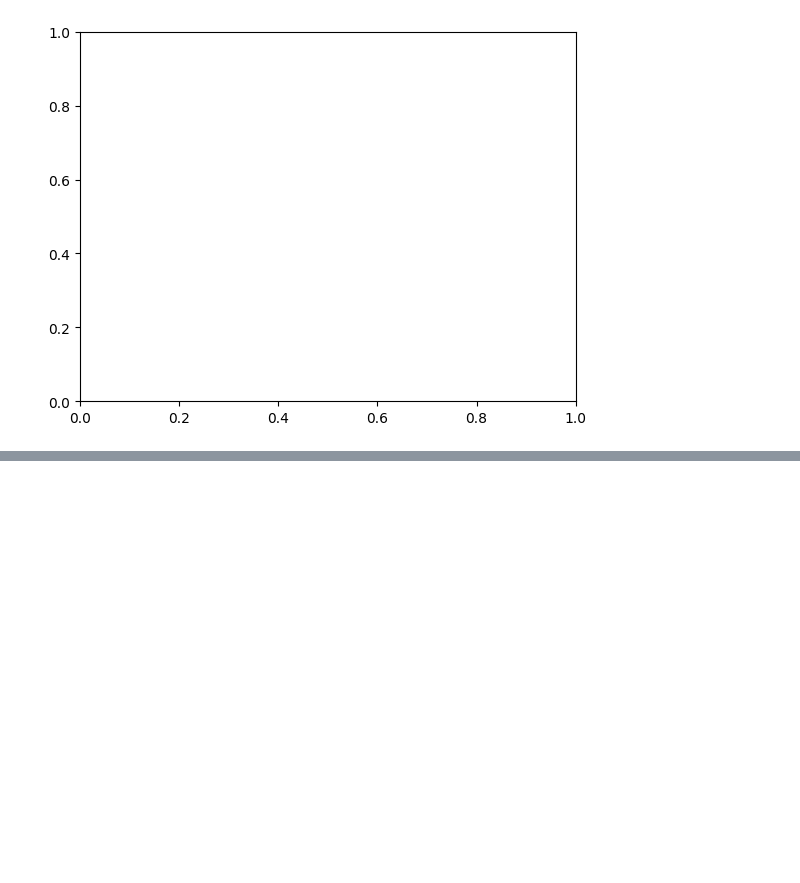
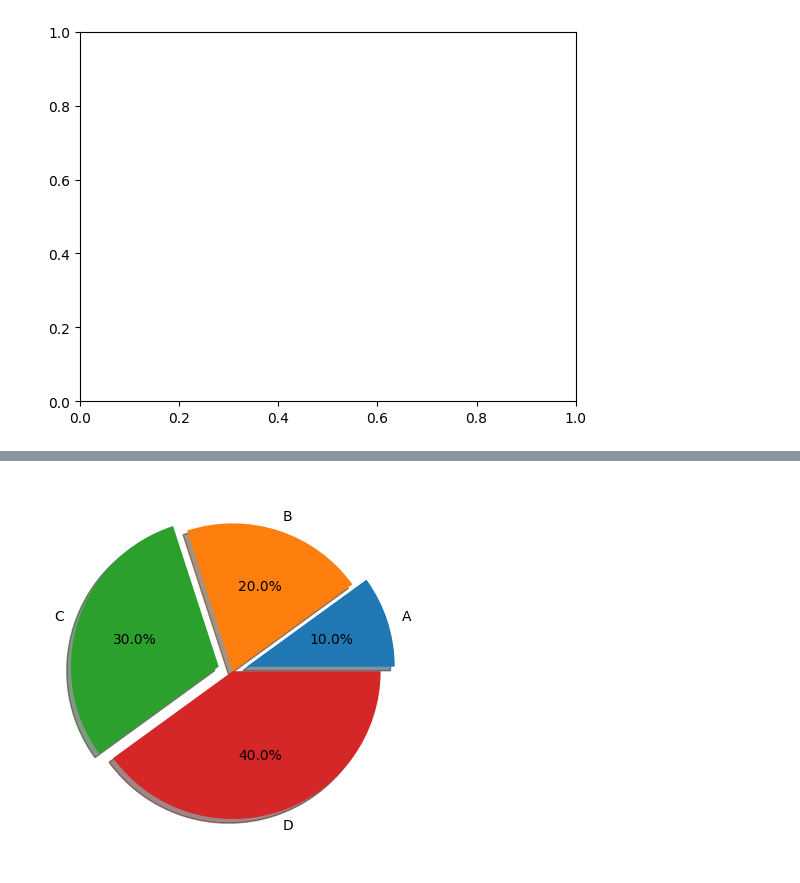
Before and after one commit to Itx-Psycho0/MY-Skills, a Jupyter notebook: SCRIPTING_LANGUAGES/Python/day19.ipynb, the cells around one changed output, grey strips where cells are left out. Saved outputs shown, nothing was run; the diff lists cells and outputs as text; code cells hidden in the pictures; blank space fills up the shorter version.

```diff
--- a/SCRIPTING_LANGUAGES/Python/day19.ipynb
+++ b/SCRIPTING_LANGUAGES/Python/day19.ipynb
@@ -182,0 +202,6 @@ if __name__ == "__main__":
+# %%
+
+plt.pie([10,20,30,40], labels=['A','B','C','D'], autopct='%1.1f%%',explode=[0.1,0,0.1,0], shadow=True)
+plt.show()
+# %% [output]
+[figure, added]
```
Also changed, not shown: parts of 3 cells of this notebook, 1 other file.
